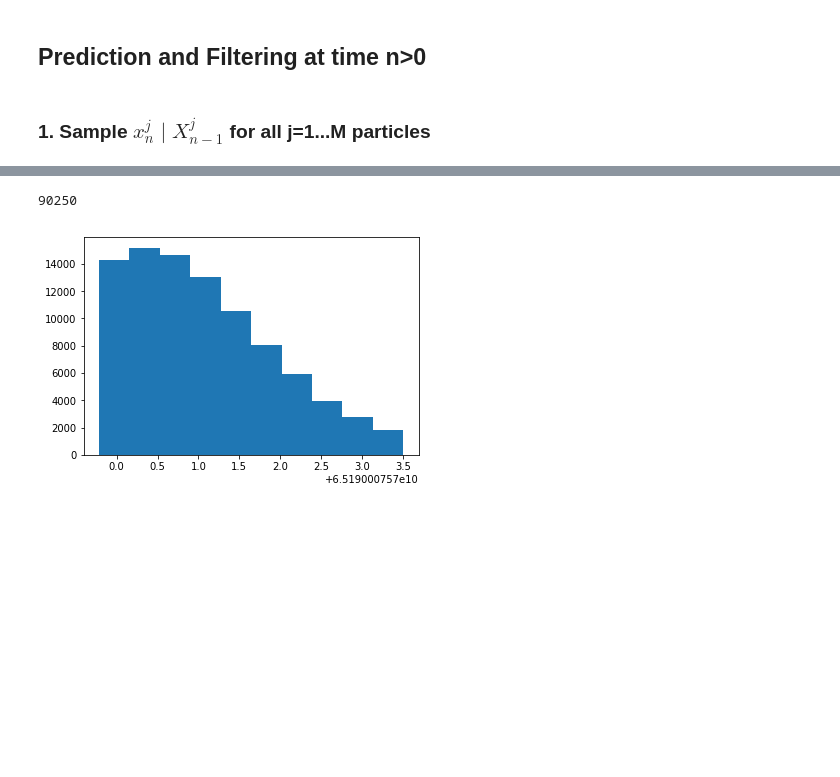
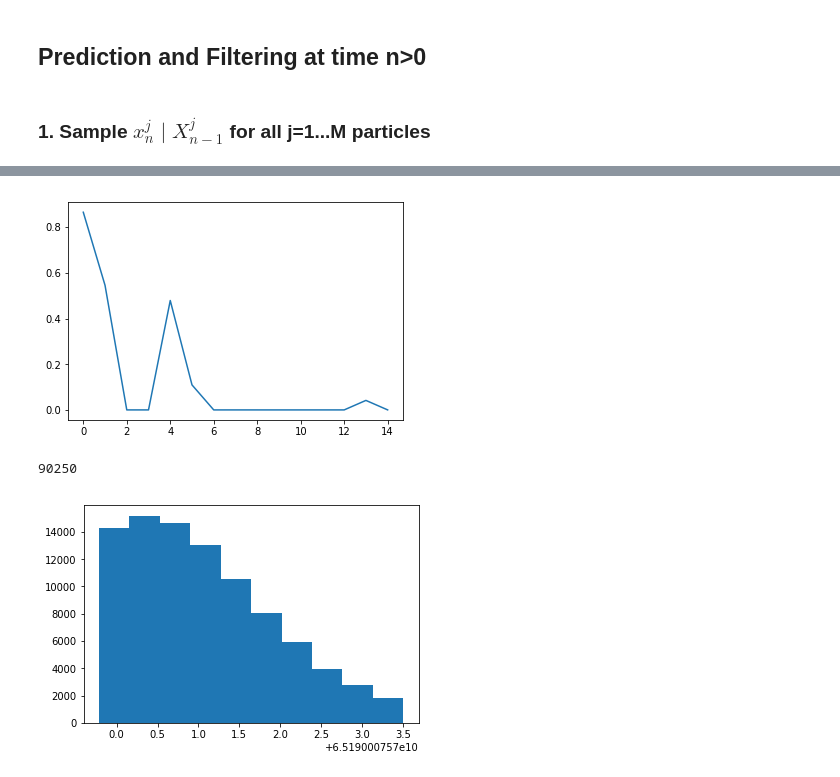
Before and after one commit to zakaryaxali/smc_electricity_forecast, a Jupyter notebook: Markov_code_AG_V9.ipynb, the cells around one changed output, grey strips where cells are left out. Drawn from its saved outputs; the diff is of its cells as text; code cells hidden in the pictures; blank space fills up the shorter version.

```diff
--- a/Markov_code_AG_V9.ipynb
+++ b/Markov_code_AG_V9.ipynb
@@ -550,3 +551,8 @@ array([  4.55422108e-02,   1.14646379e-01,   1.19690012e-01,
+# %%
+plt.plot(range(15),ESS[:15]/M)
+plt.show()
+# %% [output]
+[figure, added]
 # %%
 #OUTLIER ANALYSIS
 x_trunc=x[2,:]
```
Also changed, not shown: parts of 8 cells of this notebook.
